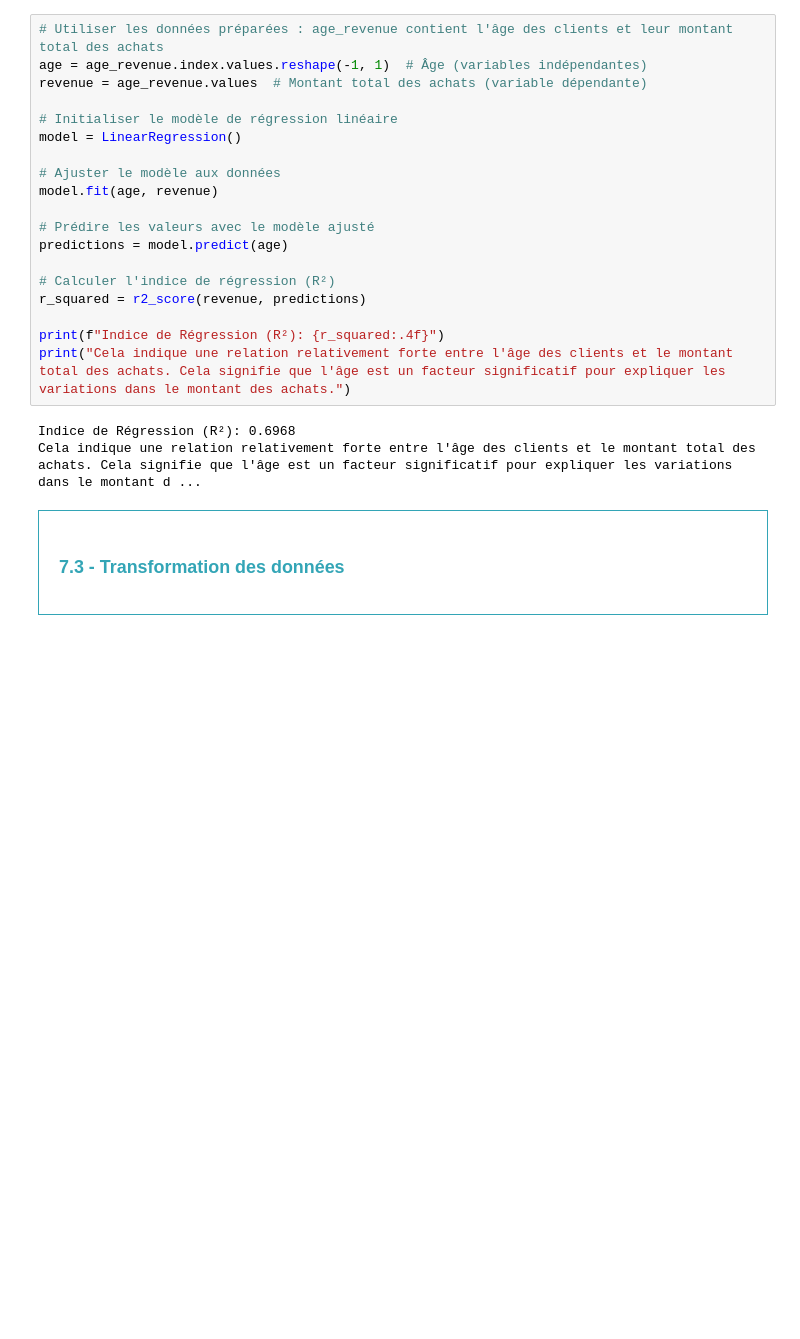
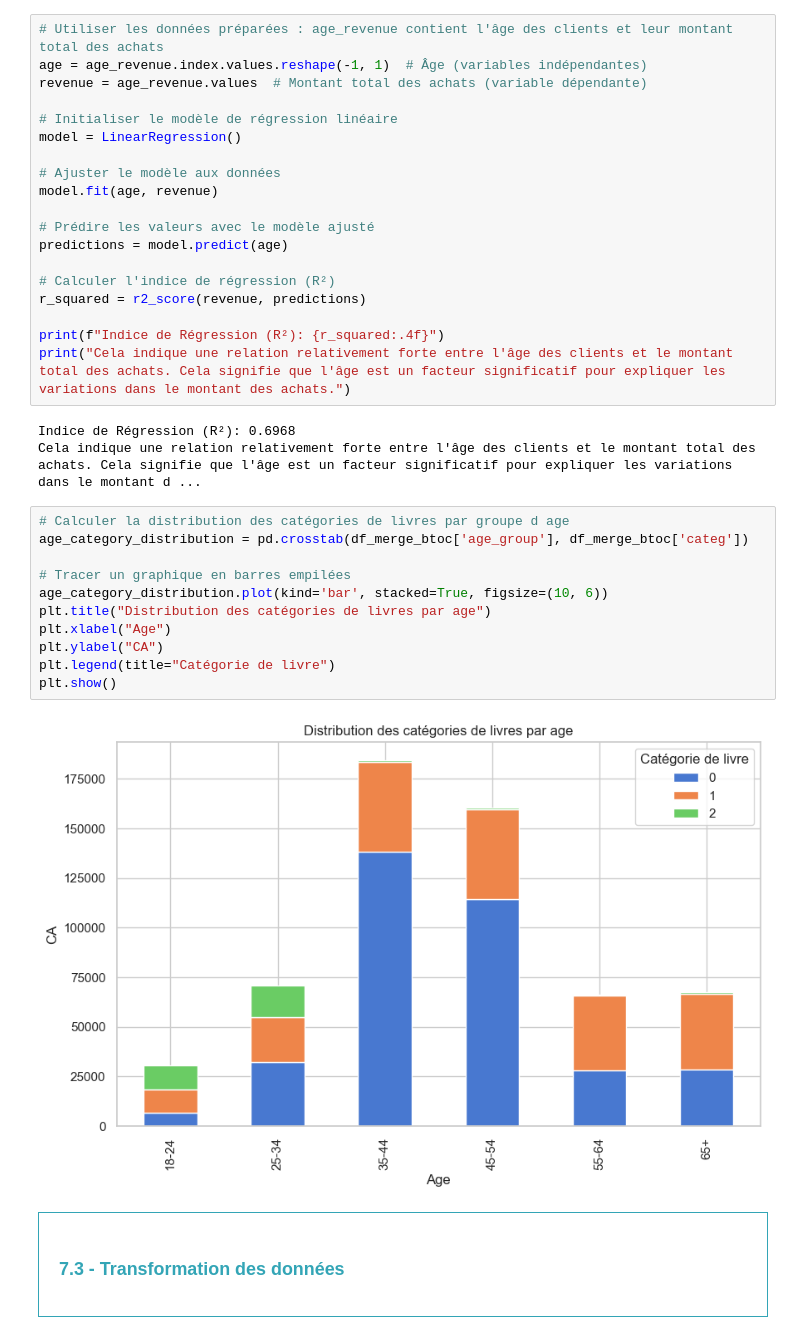
Before and after one commit to obenmaha/analyse-ventes-librairie, a Jupyter notebook: Analyse des Vente_V2.ipynb, the cells around one changed output. Cells and saved outputs as stored; diff of their text form; blank space fills up the shorter version.

```diff
--- a/Analyse des Vente_V2.ipynb
+++ b/Analyse des Vente_V2.ipynb
@@ -1474,6 +1493,19 @@ print("Cela indique une relation relativement forte entre l'âge des clients et
 # %% [output]
 Indice de Régression (R²): 0.6968
 Cela indique une relation relativement forte entre l'âge des clients et le montant total des achats. Cela signifie que l'âge est un facteur significatif pour expliquer les variations dans le montant d ...
+# %%
+# Calculer la distribution des catégories de livres par groupe d age
+age_category_distribution = pd.crosstab(df_merge_btoc['age_group'], df_merge_btoc['categ'])
+
+# Tracer un graphique en barres empilées
+age_category_distribution.plot(kind='bar', stacked=True, figsize=(10, 6))
+plt.title("Distribution des catégories de livres par age")
+plt.xlabel("Age")
+plt.ylabel("CA")
+plt.legend(title="Catégorie de livre")
+plt.show()
+# %% [output]
+[figure, added]
 # %% [markdown]
 <div style="border: 1px solid RGB(51,165,182);" >
 <h3 style="margin: auto; padding: 20px; color: RGB(51,165,182); ">7.3 - Transformation des données</h3>
```
Also changed, not shown: parts of 11 cells of this notebook.
